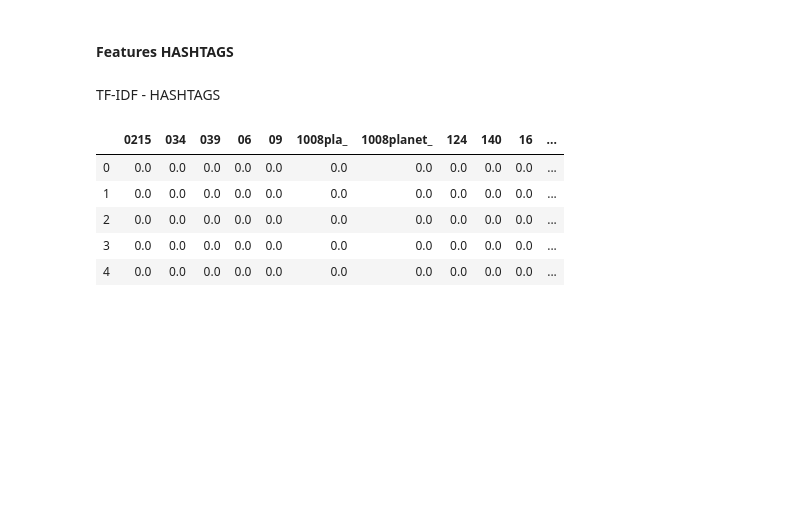
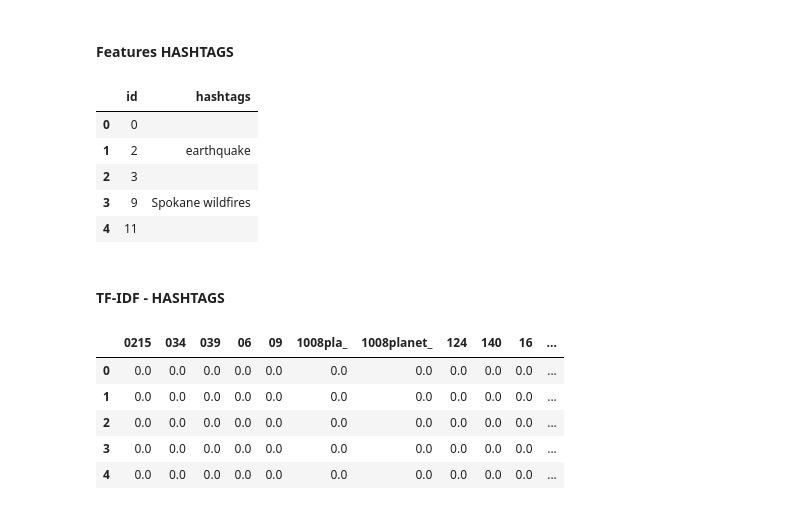
Before and after one commit to anichucai/7506-Datos-datos-tp2, a Jupyter notebook: Features.ipynb, the cells around one changed output. Drawn from its saved outputs; the diff is of its cells as text; code cells hidden in the pictures; blank space fills up the shorter version.

```diff
--- a/Features.ipynb
+++ b/Features.ipynb
@@ -1072,8 +1082,17 @@ test_hashtags_numerical_features = df_test_text.copy()
 test_hashtags_numerical_features = hashtags_agregar_features_numericos(test_hashtags_numerical_features).drop(columns=['text'])
 test_hashtags_categorical_features = df_test_text.copy()
 test_hashtags_categorical_features = hashtags_agregar_features_categoricos(test_hashtags_categorical_features).drop(columns=['text'])
+# %%
+test_hashtags_categorical_features.head()
+# %% [output]
+|  | id | hashtags |
+| 0 | 0 |  |
+| 1 | 2 | earthquake |
+| 2 | 3 |  |
+| 3 | 9 | Spokane wildfires |
+| 4 | 11 |  |
 # %% [markdown]
-TF-IDF - HASHTAGS
+#### TF-IDF - HASHTAGS
 # %%
 hashtags_categorical_features['hashtags'] = hashtags_categorical_features['hashtags'].apply(lambda x:toText(x))
 hashtag_index = hashtags_categorical_features['hashtags'].fillna('').index
```
Also changed, not shown: parts of 27 cells of this notebook, 11 other files.
